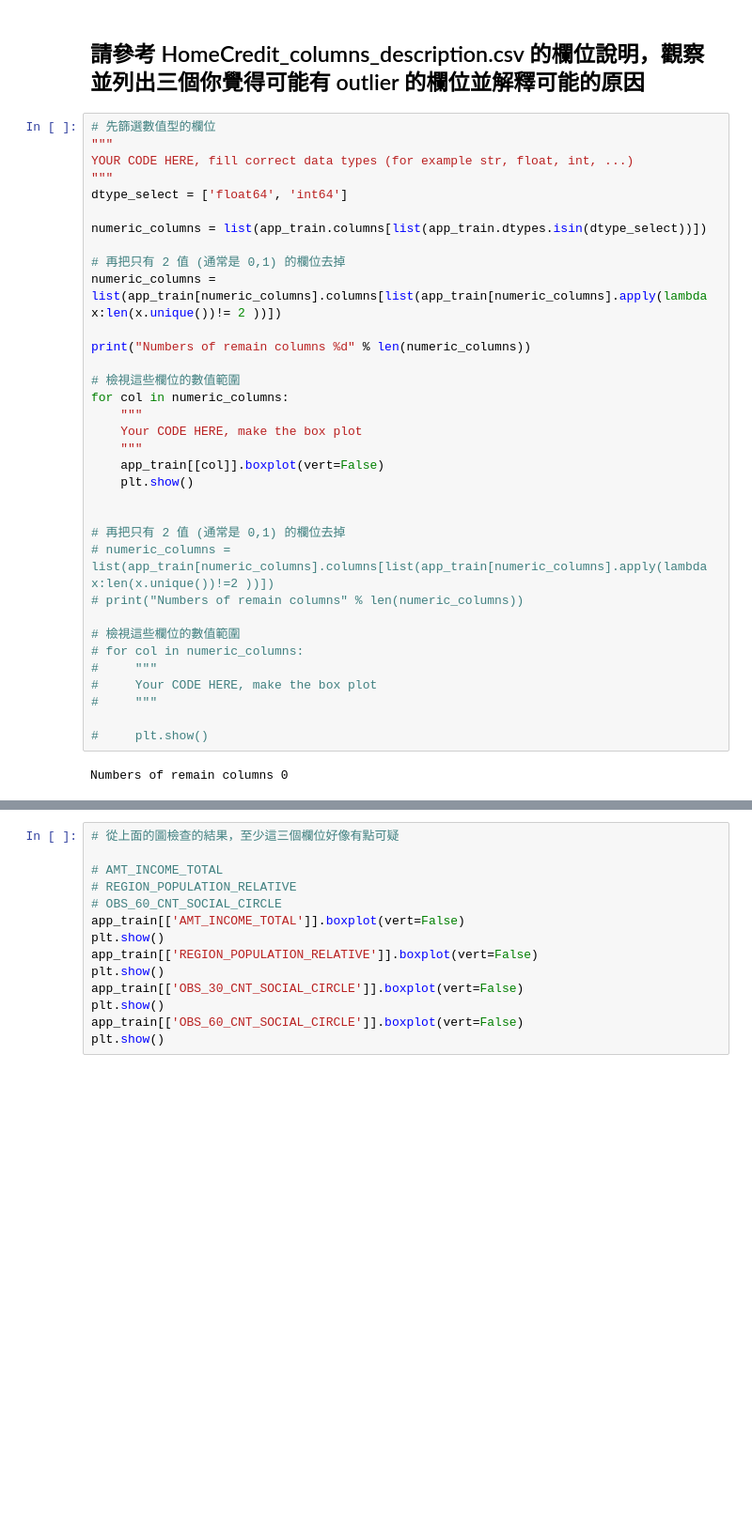
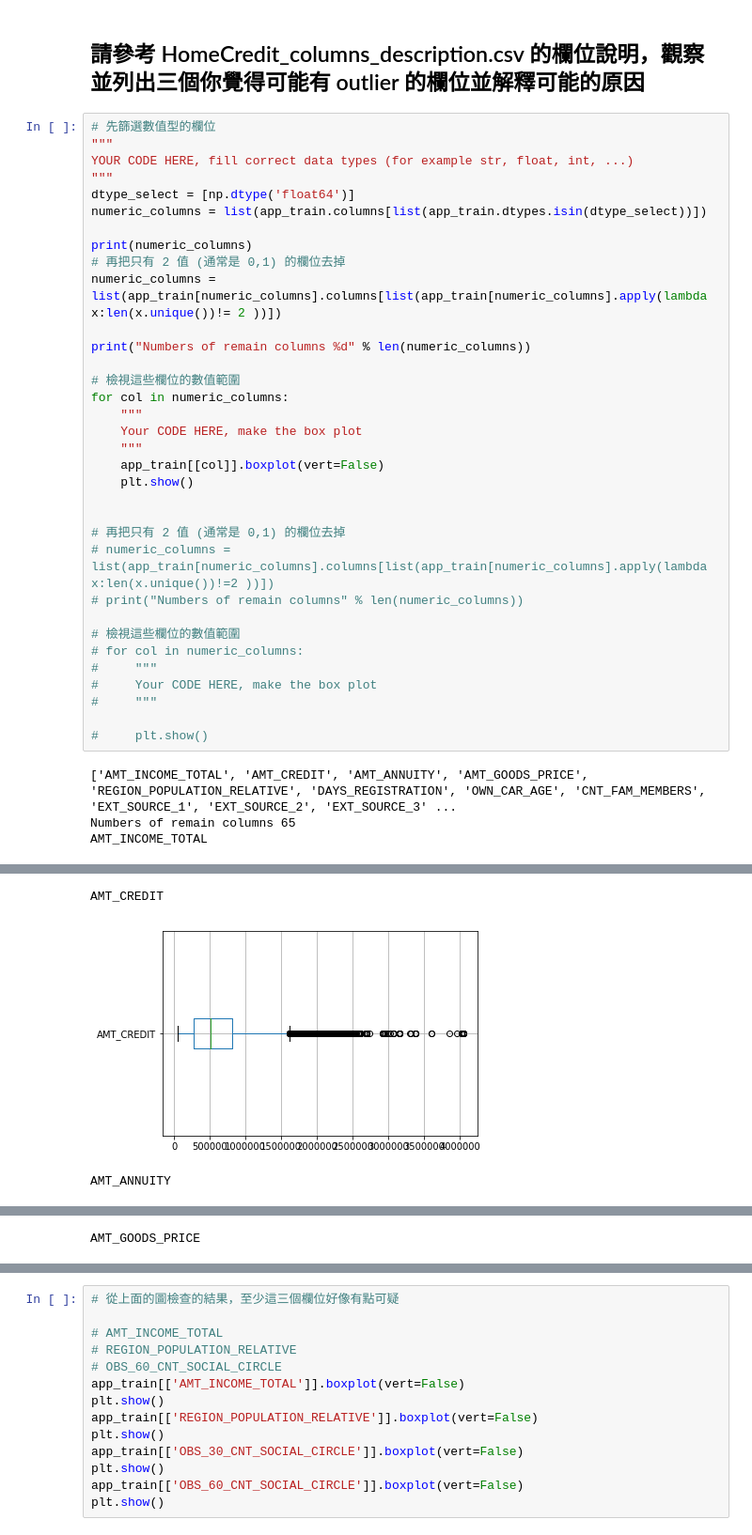
Before and after one commit to kevinypfan/2nd-ML100Days, a Jupyter notebook: Day_006_HW.ipynb, the cells around one changed output, grey strips where cells are left out. Shown at 94% size. Saved outputs shown, nothing was run; the diff lists cells and outputs as text; blank space fills up the shorter version.

```diff
--- a/Day_006_HW.ipynb
+++ b/Day_006_HW.ipynb
@@ -43,10 +56,10 @@ memory usage: 286.2+ MB
 """
 YOUR CODE HERE, fill correct data types (for example str, float, int, ...)
 """
-dtype_select = ['float64', 'int64']
-
+dtype_select = [np.dtype('float64')]
 numeric_columns = list(app_train.columns[list(app_train.dtypes.isin(dtype_select))])
 
+print(numeric_columns)
 # 再把只有 2 值 (通常是 0,1) 的欄位去掉
 numeric_columns = list(app_train[numeric_columns].columns[list(app_train[numeric_columns].apply(lambda x:len(x.unique())!= 2 ))])
 
@@ -73,4 +86,6 @@ for col in numeric_columns:
 
 #     plt.show()
 # %% [output]
-Numbers of remain columns 0
+['AMT_INCOME_TOTAL', 'AMT_CREDIT', 'AMT_ANNUITY', 'AMT_GOODS_PRICE', 'REGION_POPULATION_RELATIVE', 'DAYS_REGISTRATION', 'OWN_CAR_AGE', 'CNT_FAM_MEMBERS', 'EXT_SOURCE_1', 'EXT_SOURCE_2', 'EXT_SOURCE_3' ...
+Numbers of remain columns 65
+AMT_INCOME_TOTAL
@@ -76,0 +93,3 @@ Numbers of remain columns 0
+AMT_CREDIT
+[figure, added]
+AMT_ANNUITY
@@ -76,0 +97 @@ Numbers of remain columns 0
+AMT_GOODS_PRICE
```
Also changed, not shown: parts of 7 cells of this notebook.
